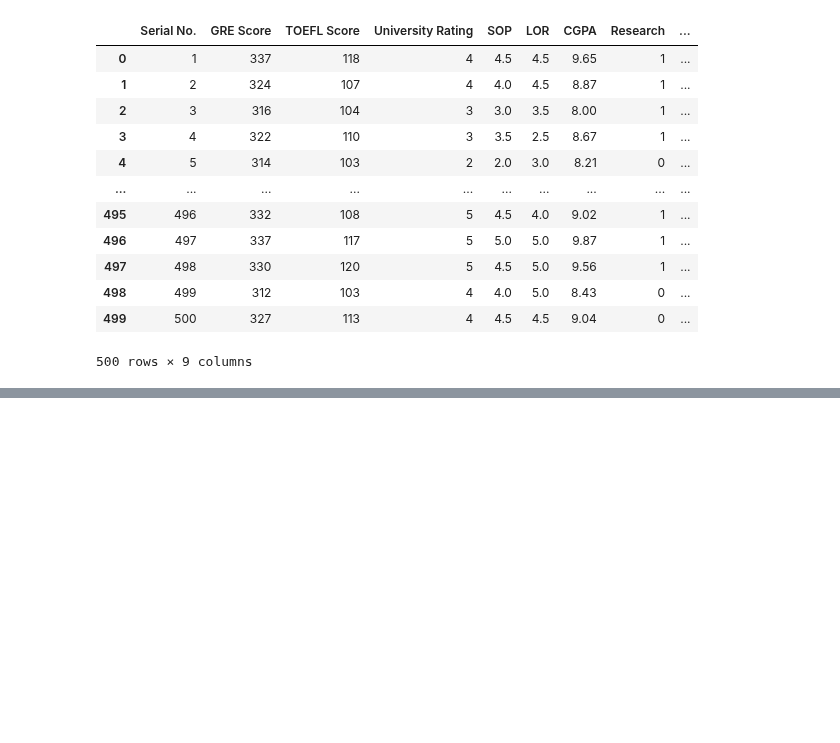
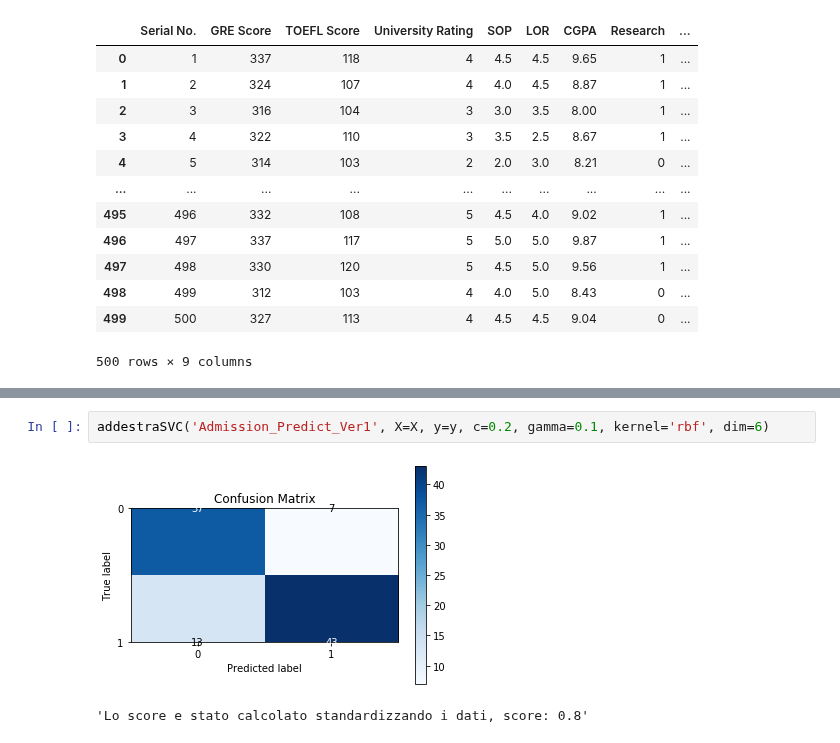
Before and after one commit to aleberans/Analisi-dati-per-problemi-di-medicina-legale, a Jupyter notebook: Esercizi/EserciziNovembre/Esercizi_veri/Uso_funzioni.ipynb, the cells around one changed output, grey strips where cells are left out. Saved outputs shown, nothing was run; the diff lists cells and outputs as text; blank space fills up the shorter version.

```diff
--- a/Esercizi/EserciziNovembre/Esercizi_veri/Uso_funzioni.ipynb
+++ b/Esercizi/EserciziNovembre/Esercizi_veri/Uso_funzioni.ipynb
@@ -107,0 +272,5 @@ addestraSVC('Admission_Predict_Ver1', X=X, y=y, c=0.1, gamma=0.2, kernel='linear
+# %%
+addestraSVC('Admission_Predict_Ver1', X=X, y=y, c=0.2, gamma=0.1, kernel='rbf', dim=6)
+# %% [output]
+[figure, added]
+'Lo score e stato calcolato standardizzando i dati, score: 0.8'
```
Also changed, not shown: parts of 10 cells of this notebook, 3 other files.
